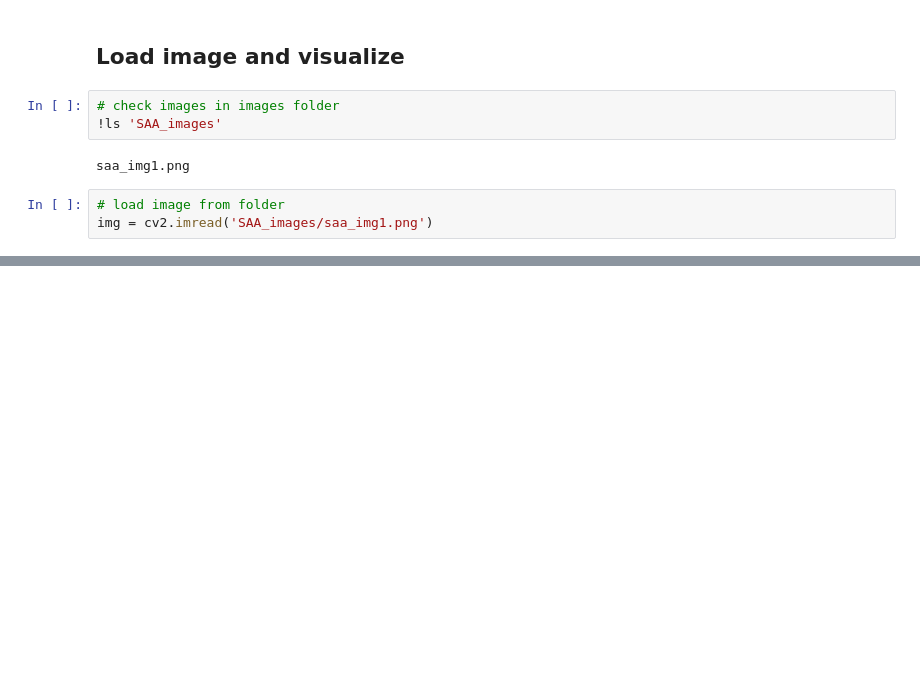
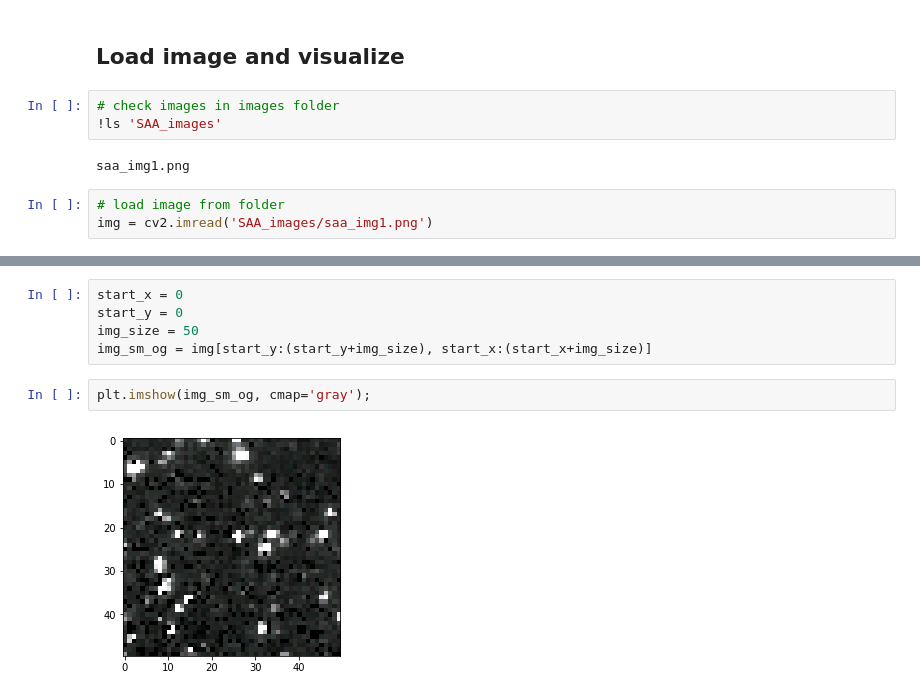
Before and after one commit to charlievweiss/astrostats_finalproject, a Jupyter notebook: image_prep.ipynb, the cells around one changed output, grey strips where cells are left out. Drawn from its saved outputs; the diff is of its cells as text; blank space fills up the shorter version.

```diff
--- a/image_prep.ipynb
+++ b/image_prep.ipynb
@@ -197,0 +33,9 @@ plt.imshow(test_sm, cmap='gray');
+# %%
+start_x = 0
+start_y = 0
+img_size = 50
+img_sm_og = img[start_y:(start_y+img_size), start_x:(start_x+img_size)]
+# %%
+plt.imshow(img_sm_og, cmap='gray');
+# %% [output]
+[figure, added]
```
Also changed, not shown: parts of 40 cells of this notebook.
